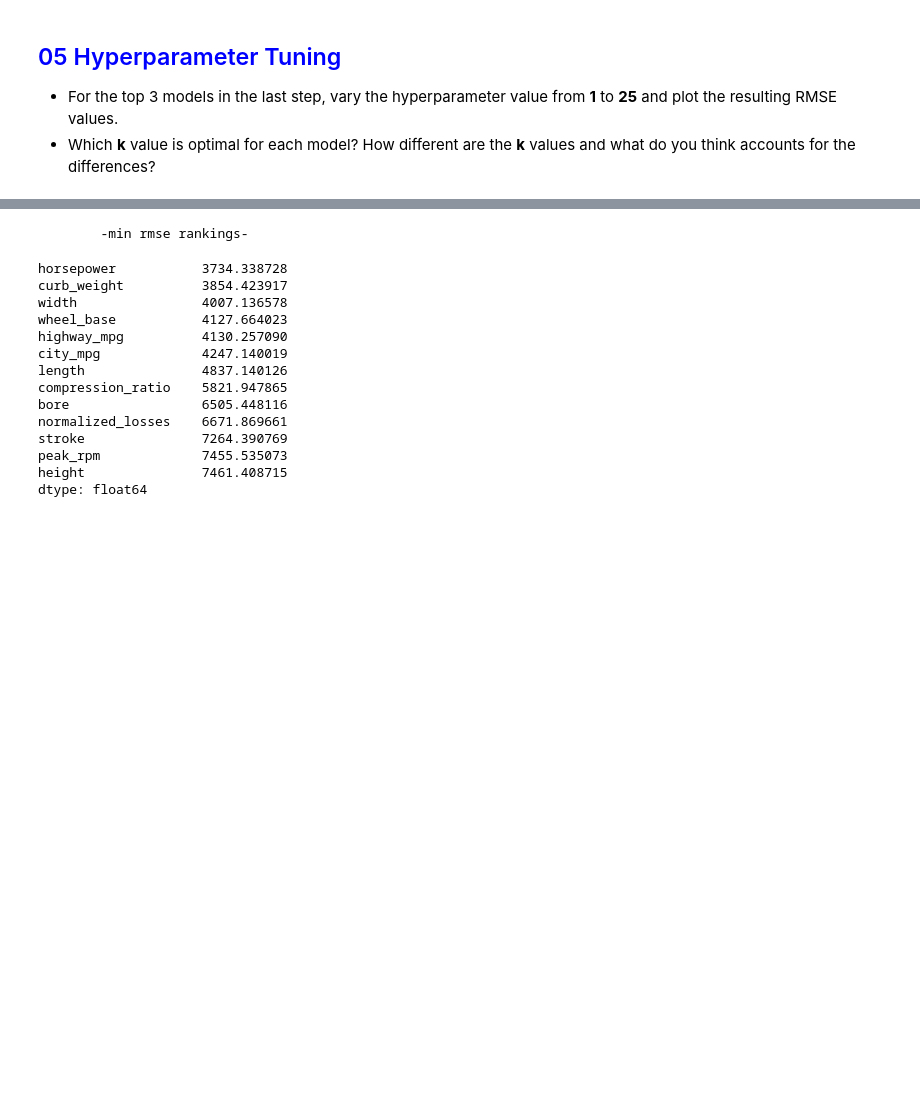
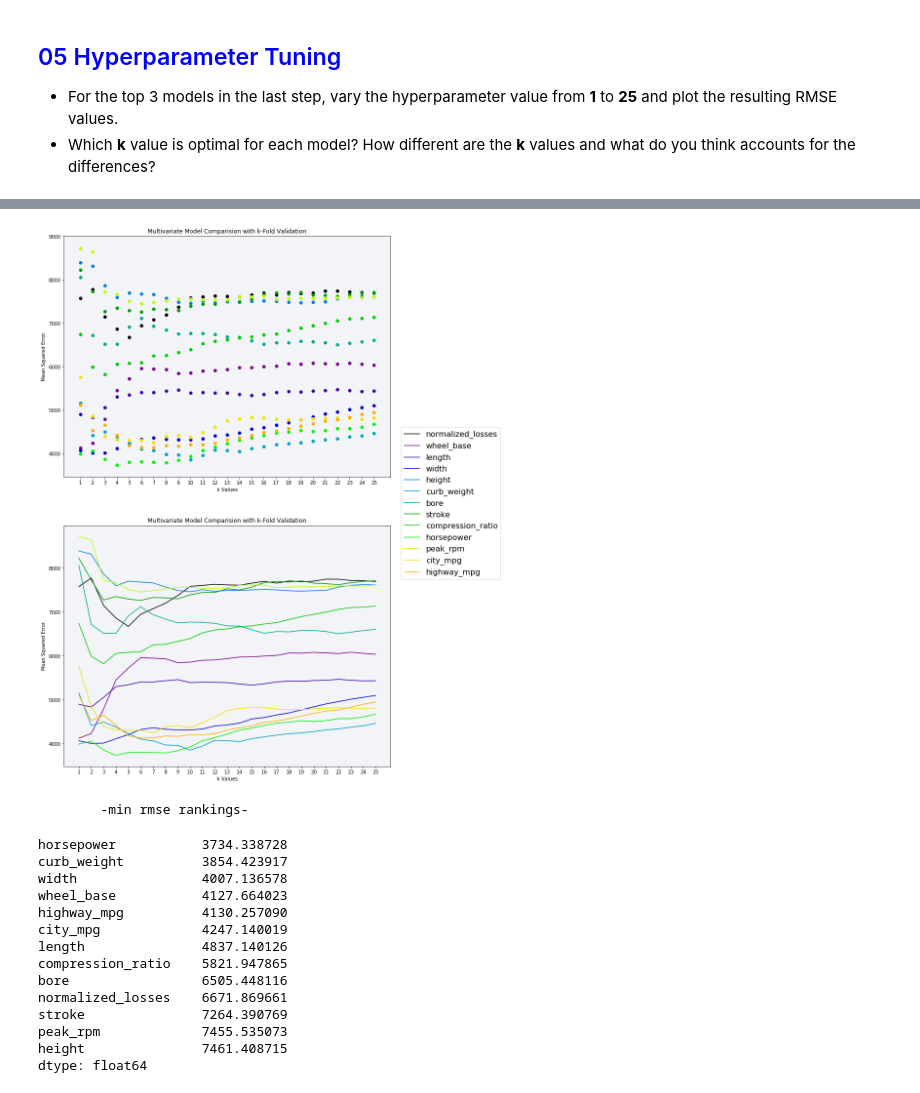
Before and after one commit to kitestring/DataQuest, a Jupyter notebook: 06_MachineLearning/01_ML_Fundamentals/06_GuidedProject_PredictingCarPrices/PredictingCarPrices.ipynb, the cells around one changed output, grey strips where cells are left out. Drawn from its saved outputs; the diff is of its cells as text; code cells hidden in the pictures; blank space fills up the shorter version.

```diff
--- a/06_MachineLearning/01_ML_Fundamentals/06_GuidedProject_PredictingCarPrices/PredictingCarPrices.ipynb
+++ b/06_MachineLearning/01_ML_Fundamentals/06_GuidedProject_PredictingCarPrices/PredictingCarPrices.ipynb
@@ -614,10 +611,10 @@ def knn_kfold_validation(df, train_columns, predict_column, folds, k_value):
 k_values = [k for k in range(1,26)]
 
 # instantiate mse dict
-rmse_dict = {}
+rmse_k_fold = {}
 
 
-for feature in test_features:
+for feature in training_features:
     # instantiate mse list
     mean_rmse = []
 
@@ -625,4 +622,4 @@ for feature in test_features:
         mean_rmse.append(knn_kfold_validation(df=numeric_cars_normalized, train_columns=[feature],
                     predict_column=predictive_feature, folds=10, k_value=k_value))
 
-    rmse_dict[feature] = mean_rmse
+    rmse_k_fold[feature] = mean_rmse
@@ -659,2 +626,7 @@ plt.show()
+# %%
+plot_RMSE_k_value_eval(training_features=training_features, k_values=k_values,
+            rmse_dict=rmse_k_fold, title='Multivariate Model Comparision with k-Fold Validation')
+# %% [output]
+[figure, added]
 # %%
 # Rank the training features by mininum RMSE
```
Also changed, not shown: parts of 43 cells of this notebook, 9 other files.
